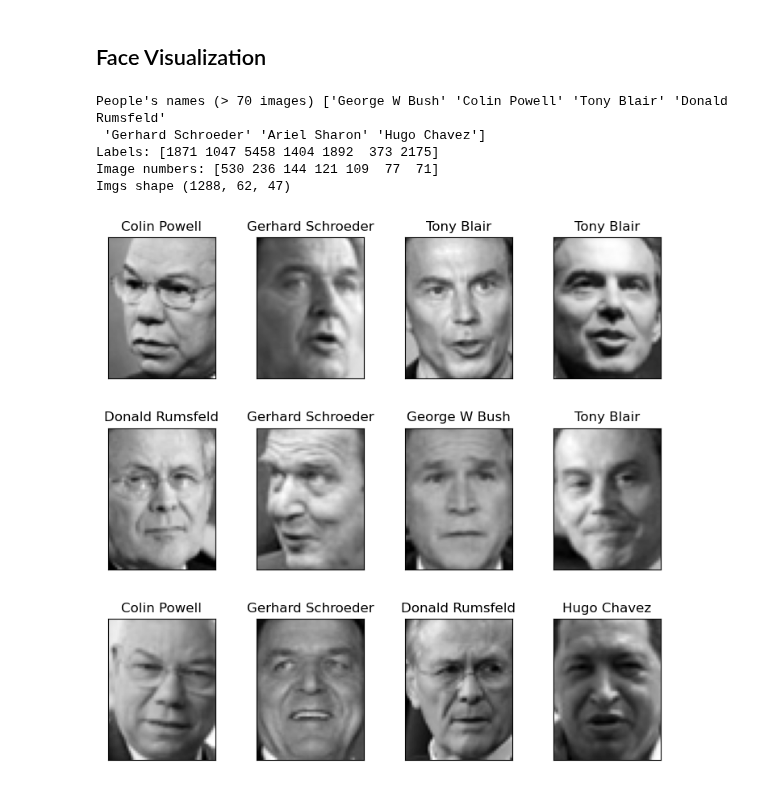
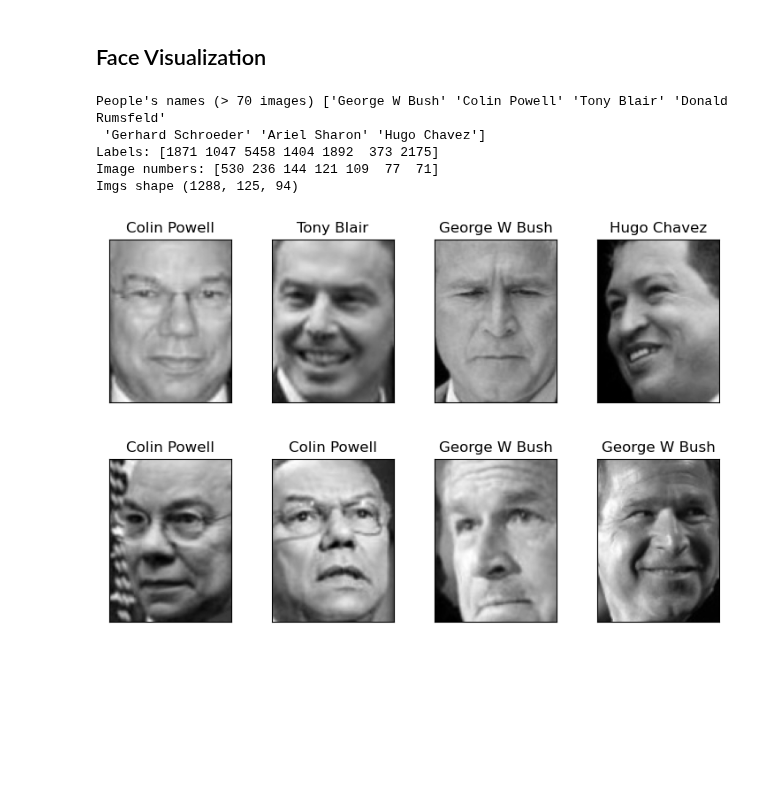
Before and after one commit to HeroLink/comp7404c-eigenfaces, a Jupyter notebook: jupyter/dataset-analysis.ipynb, the cells around one changed output. Saved outputs shown, nothing was run; the diff lists cells and outputs as text; code cells hidden in the pictures; blank space fills up the shorter version.

```diff
--- a/jupyter/dataset-analysis.ipynb
+++ b/jupyter/dataset-analysis.ipynb
@@ -12,7 +12,7 @@ from sklearn.datasets import fetch_lfw_people
 import numpy as np
 import matplotlib.pyplot as plt
 # %%
-lfw_people = fetch_lfw_people(data_home="../data")
+lfw_people = fetch_lfw_people(data_home="../data", resize=1)
 images = lfw_people.images
 print("Images shape", images.shape)
 labels = lfw_people.target
@@ -86,10 +86,10 @@ People's names (> 70 images) ['George W Bush' 'Colin Powell' 'Tony Blair' 'Donal
  'Gerhard Schroeder' 'Ariel Sharon' 'Hugo Chavez']
 Labels: [1871 1047 5458 1404 1892  373 2175]
 Image numbers: [530 236 144 121 109  77  71]
-Imgs shape (1288, 62, 47)
+Imgs shape (1288, 125, 94)
 # %%
 imgs_title = np.array([target_names[l] for l in imgs_label])
-idx = np.random.randint(0, len(imgs), 12)
-plot_gallery(imgs[idx], imgs_title[idx])
+idx = np.random.randint(0, len(imgs), 8)
+plot_gallery(imgs[idx], imgs_title[idx], n_row=2, n_col=4)
 # %% [output]
-[figure, old version]
+[figure, new version]
```
Also changed, not shown: parts of 1 cell of this notebook.
